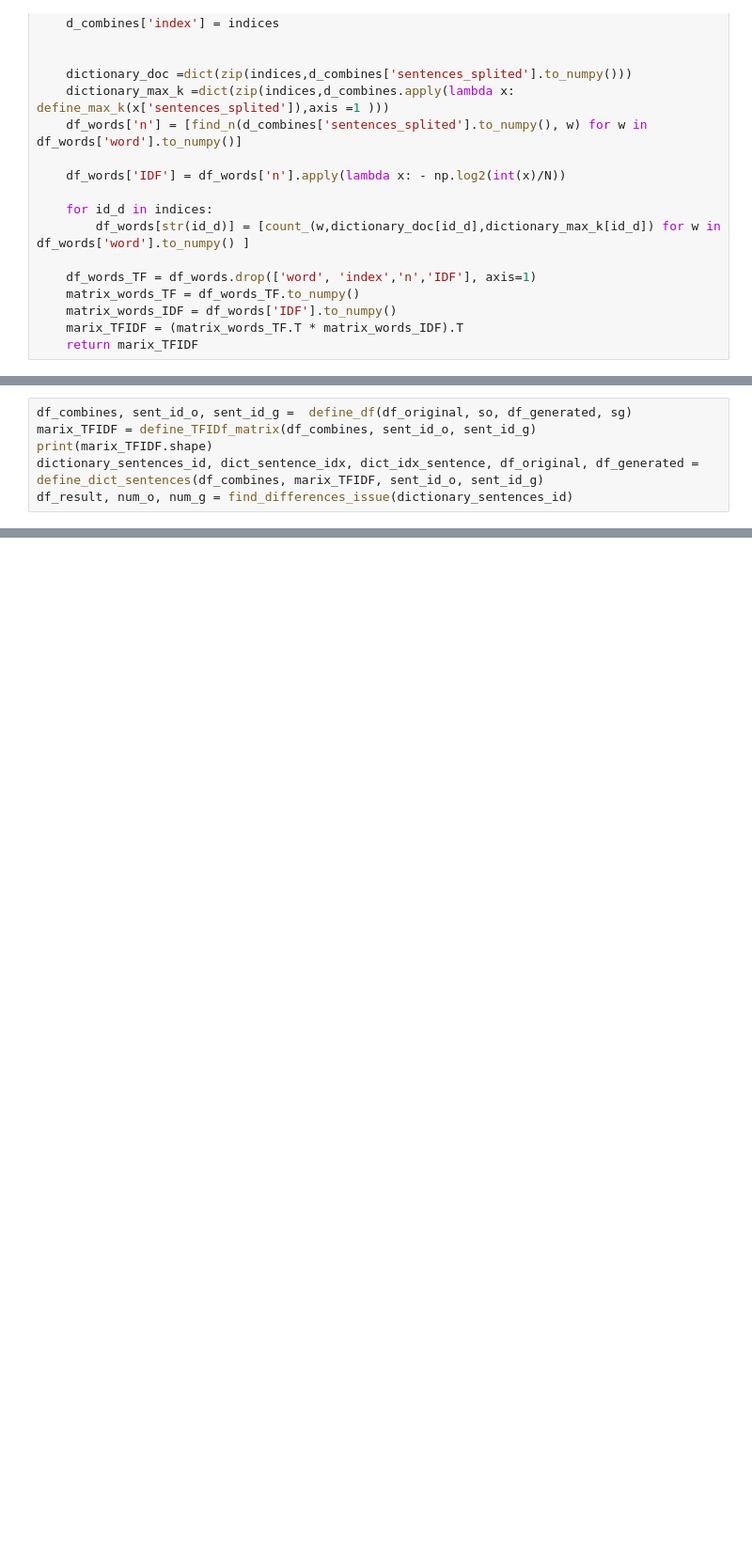
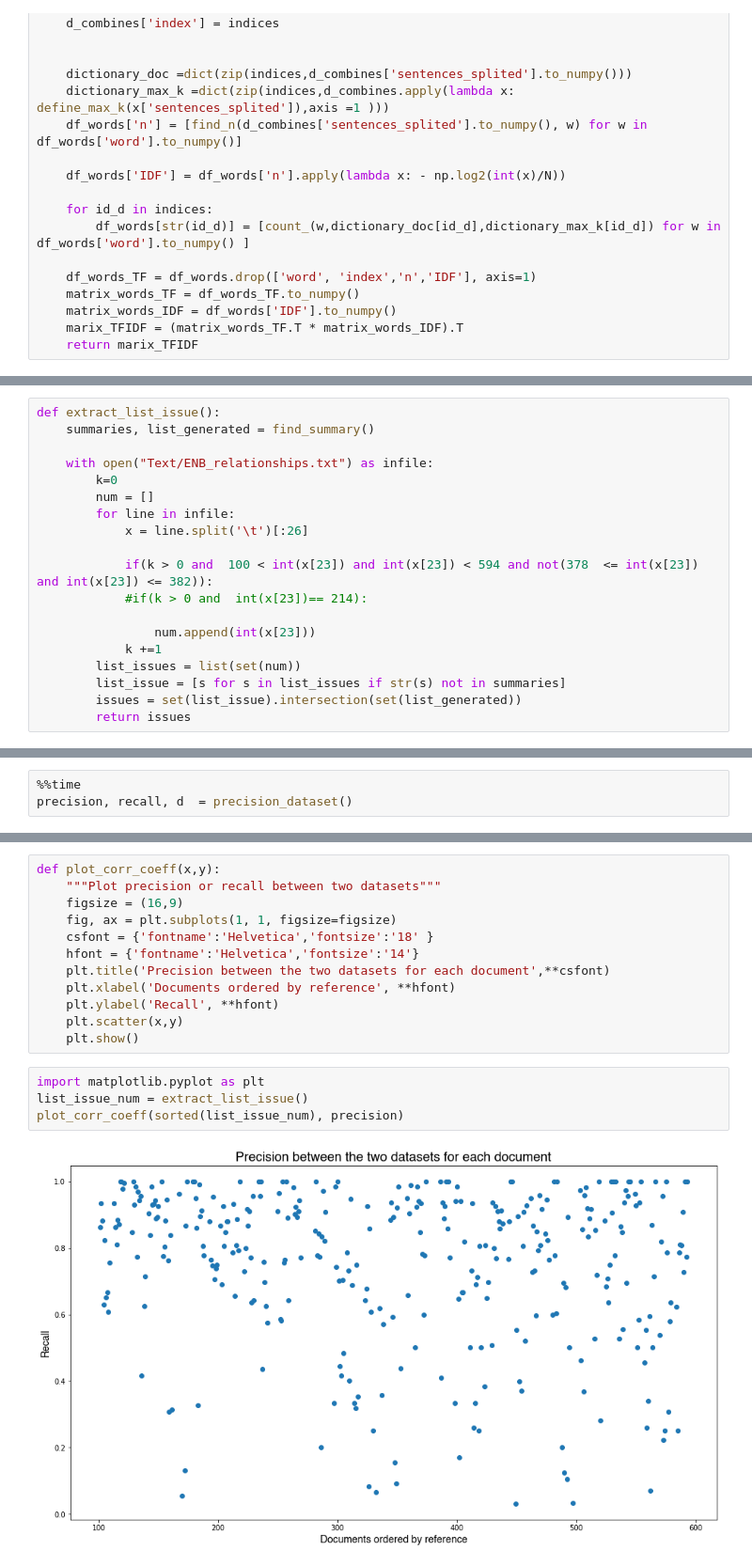
Before and after one commit to victorkristof/cop-mining-interactions, a Jupyter notebook: Code/h3_ENB_combine.ipynb, the cells around one changed output, grey strips where cells are left out. Shown: that part at 94% size. Drawn from its saved outputs; the diff is of its cells as text; blank space fills up the shorter version.

```diff
--- a/Code/h3_ENB_combine.ipynb
+++ b/Code/h3_ENB_combine.ipynb
@@ -232,9 +237,3 @@ def find_differences_issue(dictionary_sentences_id):
         frames.append(d_concat)
 
     return pd.concat(frames), num_o, num_g
-# %%
-df_combines, sent_id_o, sent_id_g =  define_df(df_original, so, df_generated, sg)
-marix_TFIDF = define_TFIDf_matrix(df_combines, sent_id_o, sent_id_g)
-print(marix_TFIDF.shape)
-dictionary_sentences_id, dict_sentence_idx, dict_idx_sentence, df_original, df_generated = define_dict_sentences(df_combines, marix_TFIDF, sent_id_o, sent_id_g)
-df_result, num_o, num_g = find_differences_issue(dictionary_sentences_id)
@@ -254,0 +276,19 @@ Number of different interactions form generated :  4
+# %%
+def extract_list_issue():
+    summaries, list_generated = find_summary()
+
+    with open("Text/ENB_relationships.txt") as infile:
+        k=0
+        num = []
+        for line in infile:
+            x = line.split('\t')[:26]
+
+            if(k > 0 and  100 < int(x[23]) and int(x[23]) < 594 and not(378  <= int(x[23]) and int(x[23]) <= 382)):
+            #if(k > 0 and  int(x[23])== 214):
+
+                num.append(int(x[23]))
+            k +=1
+        list_issues = list(set(num))
+        list_issue = [s for s in list_issues if str(s) not in summaries]
+        issues = set(list_issue).intersection(set(list_generated))
+        return issues
@@ -254,0 +346,3 @@ Number of different interactions form generated :  4
+# %%
+%%time
+precision, recall, d  = precision_dataset()
@@ -254,0 +373,18 @@ Number of different interactions form generated :  4
+# %%
+def plot_corr_coeff(x,y):
+    """Plot precision or recall between two datasets"""
+    figsize = (16,9)
+    fig, ax = plt.subplots(1, 1, figsize=figsize)
+    csfont = {'fontname':'Helvetica','fontsize':'18' }
+    hfont = {'fontname':'Helvetica','fontsize':'14'}
+    plt.title('Precision between the two datasets for each document',**csfont)
+    plt.xlabel('Documents ordered by reference', **hfont)
+    plt.ylabel('Recall', **hfont)
+    plt.scatter(x,y)
+    plt.show()
+# %%
+import matplotlib.pyplot as plt
+list_issue_num = extract_list_issue()
+plot_corr_coeff(sorted(list_issue_num), precision)
+# %% [output]
+[figure, added]
```
Also changed, not shown: parts of 23 cells of this notebook, 18 other files.
